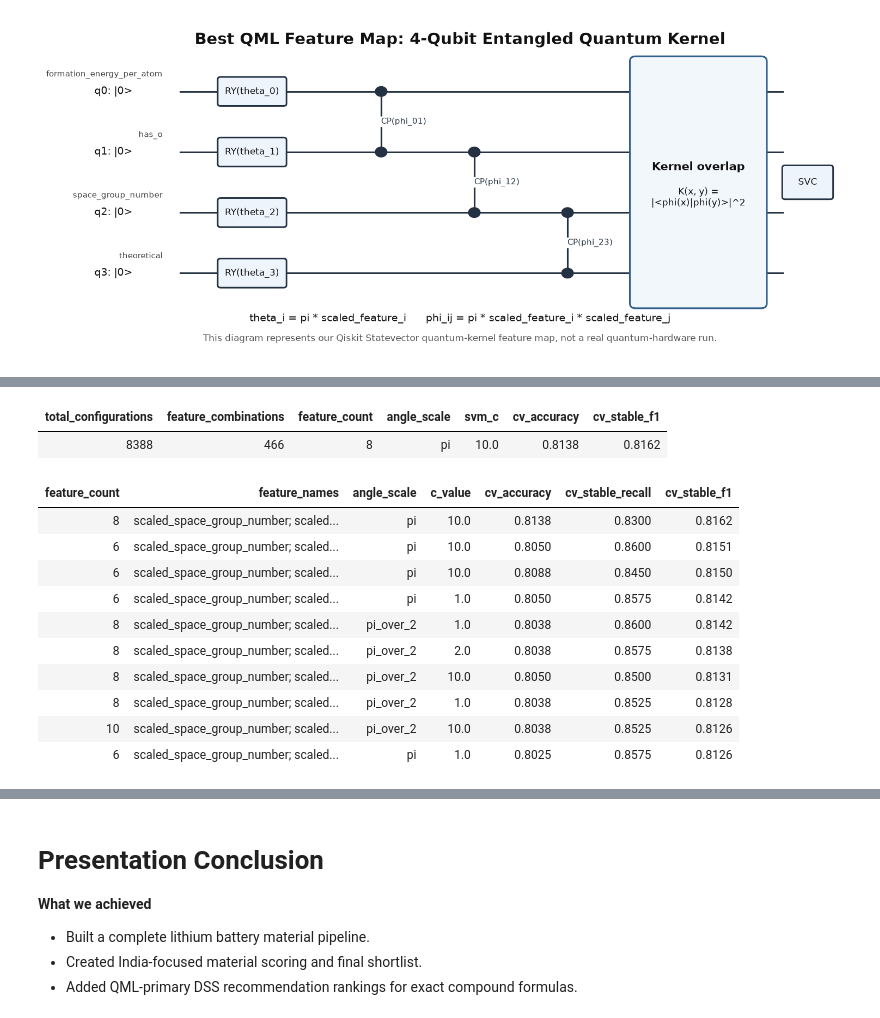
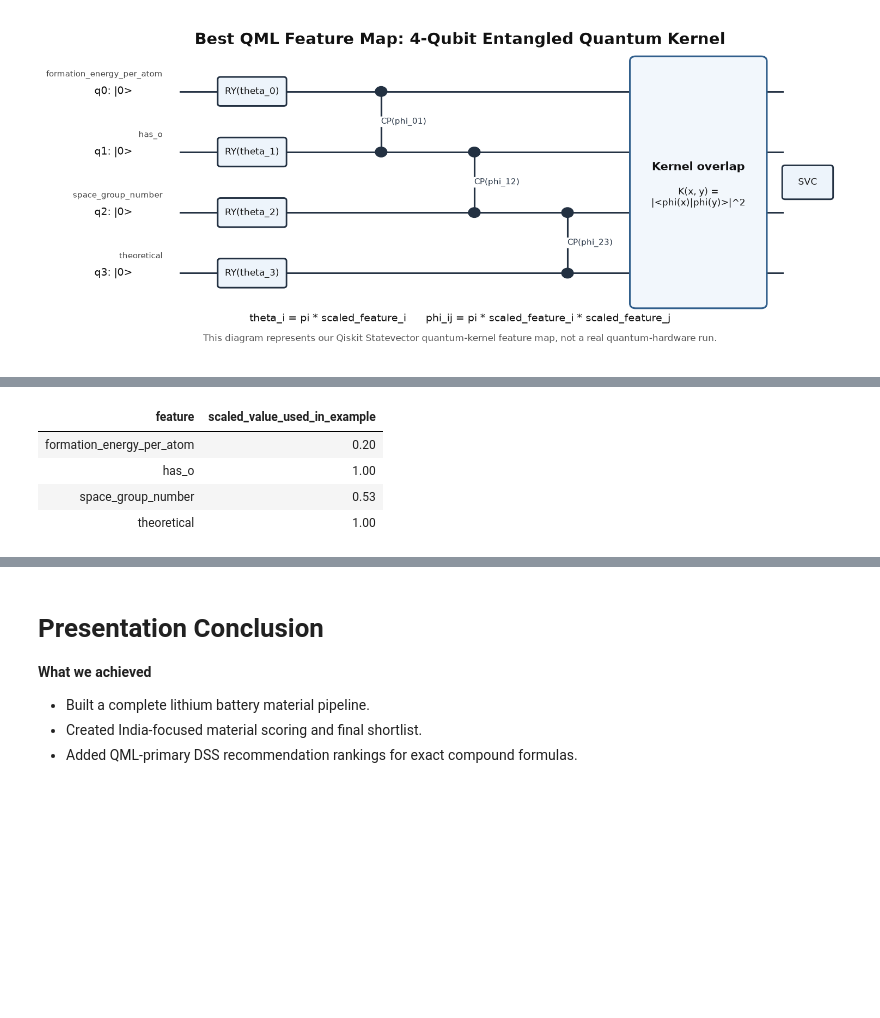
Before and after one commit to lifeknife10A/hybrid-quantum-battery-stability-prediction, a Jupyter notebook: Battery Materials DSS QML/Main.ipynb, the cells around one changed output, grey strips where cells are left out. Cells and saved outputs as stored; diff of their text form; code cells hidden in the pictures; blank space fills up the shorter version.

```diff
--- a/Battery Materials DSS QML/Main.ipynb
+++ b/Battery Materials DSS QML/Main.ipynb
@@ -380,40 +374,47 @@ full result table has 8,388 rows.
 # %%
-qml_exhaustive_summary_dataframe = pd.DataFrame([
+from qiskit import QuantumCircuit
+from qiskit.quantum_info import Statevector
+
+sample_feature_names = [
+    "formation_energy_per_atom",
+    "has_o",
+    "space_group_number",
+    "theoretical",
+]
+
+sample_feature_values = [0.20, 1.00, 0.53, 1.00]
+
+qiskit_example_dataframe = pd.DataFrame(
     {
-        "total_configurations": len(qml_exhaustive_results_dataframe),
-        "feature_combinations": 466,
-        "feature_count": int(qml_exhaustive_best_result["feature_count"]),
-        "angle_scale": qml_exhaustive_best_result["angle_scale"],
-        "svm_c": qml_exhaustive_best_result["c_value"],
-        "cv_accuracy": qml_exhaustive_best_result["cv_accuracy"],
-        "cv_stable_f1": qml_exhaustive_best_result["cv_stable_f1"],
+        "feature": sample_feature_names,
+        "scaled_value_used_in_example": sample_feature_values,
     }
-])
-display(qml_exhaustive_summary_dataframe)
+)
+display(qiskit_example_dataframe)
 
-qml_exhaustive_top_display_dataframe = qml_exhaustive_top_results_dataframe[
-    [
-        "feature_count",
-        "feature_names",
-        "angle_scale",
-        "c_value",
-        "cv_accuracy",
-        "cv_stable_recall",
-        "cv_stable_f1",
-    ]
-].head(10)
-display(qml_exhaustive_top_display_dataframe)
+angle_scale_value = 3.141592653589793
+entanglement_strength = 3.141592653589793
+
+qiskit_circuit = QuantumCircuit(4)
+
+for feature_index in range(4):
+    feature_value = sample_feature_values[feature_index]
+    angle = angle_scale_value * feature_value
+    qiskit_circuit.ry(angle, feature_index)
+
+for feature_index in range(3):
+    first_value = sample_feature_values[feature_index]
+    second_value = sample_feature_values[feature_index + 1]
+    phase_angle = entanglement_strength * first_value * second_value
+    qiskit_circuit.cp(phase_angle, feature_index, feature_index + 1)
+
+print(qiskit_circuit.draw(output="text"))
+
+qiskit_statevector = Statevector.from_instruction(qiskit_circuit)
+print("Statevector length:", len(qiskit_statevector.data))
 # %% [output]
-| total_configurations | feature_combinations | feature_count | angle_scale | svm_c | cv_accuracy | cv_stable_f1 |
-| 8388 | 466 | 8 | pi | 10.0 | 0.8138 | 0.8162 |
+| feature | scaled_value_used_in_example |
+| formation_energy_per_atom | 0.20 |
+| has_o | 1.00 |
+| space_group_number | 0.53 |
+| theoretical | 1.00 |
-| feature_count | feature_names | angle_scale | c_value | cv_accuracy | cv_stable_recall | cv_stable_f1 |
-| 8 | scaled_space_group_number; scaled... | pi | 10.0 | 0.8138 | 0.8300 | 0.8162 |
-| 6 | scaled_space_group_number; scaled... | pi | 10.0 | 0.8050 | 0.8600 | 0.8151 |
-| 6 | scaled_space_group_number; scaled... | pi | 10.0 | 0.8088 | 0.8450 | 0.8150 |
-| 6 | scaled_space_group_number; scaled... | pi | 1.0 | 0.8050 | 0.8575 | 0.8142 |
-| 8 | scaled_space_group_number; scaled... | pi_over_2 | 1.0 | 0.8038 | 0.8600 | 0.8142 |
-| 8 | scaled_space_group_number; scaled... | pi_over_2 | 2.0 | 0.8038 | 0.8575 | 0.8138 |
-| 8 | scaled_space_group_number; scaled... | pi_over_2 | 10.0 | 0.8050 | 0.8500 | 0.8131 |
-| 8 | scaled_space_group_number; scaled... | pi_over_2 | 1.0 | 0.8038 | 0.8525 | 0.8128 |
-| 10 | scaled_space_group_number; scaled... | pi_over_2 | 10.0 | 0.8038 | 0.8525 | 0.8126 |
-| 6 | scaled_space_group_number; scaled... | pi | 1.0 | 0.8025 | 0.8575 | 0.8126 |
```
Also changed, not shown: parts of 17 cells of this notebook, 1 other file.
